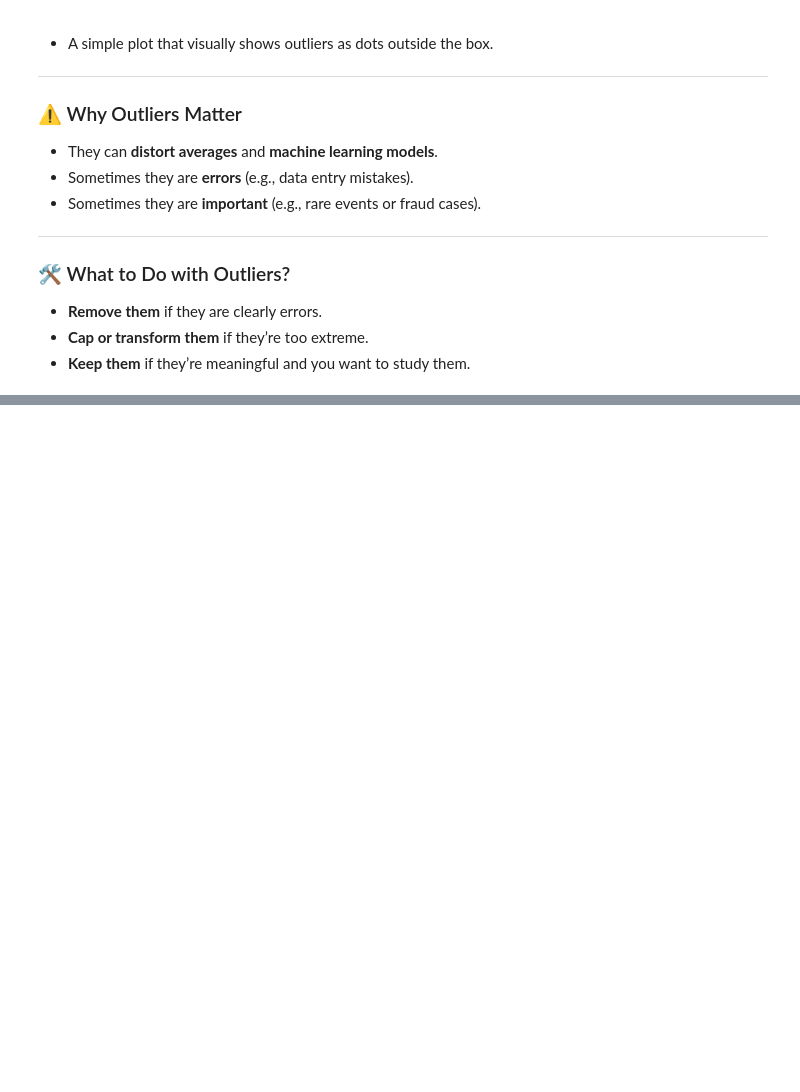
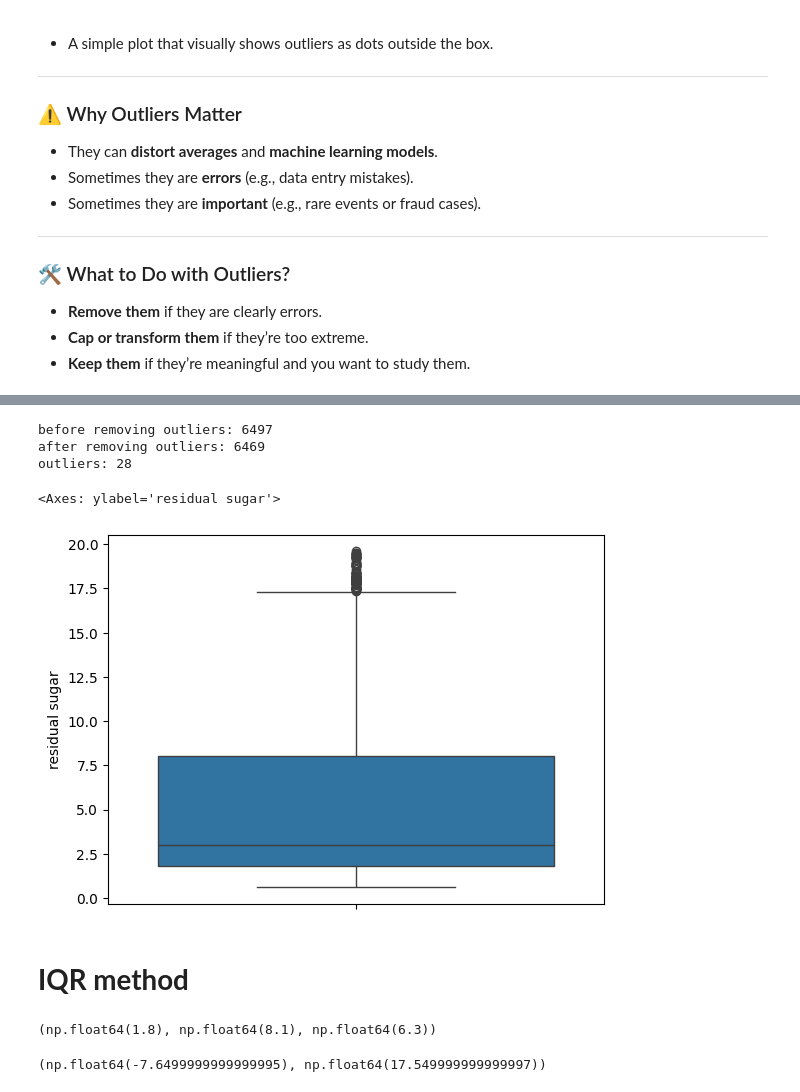
Before and after one commit to samiha-mahin/Data-Analysis, a Jupyter notebook: Outliers_Detect_and_Remove.ipynb, the cells around one changed output, grey strips where cells are left out. Saved outputs shown, nothing was run; the diff lists cells and outputs as text; code cells hidden in the pictures; blank space fills up the shorter version.

```diff
--- a/Outliers_Detect_and_Remove.ipynb
+++ b/Outliers_Detect_and_Remove.ipynb
@@ -257,0 +301,6 @@ Examples:
+# %%
+# find the limits
+upper_limit = df['residual sugar'].mean() + 3*df['residual sugar'].std()
+lower_limit = df['residual sugar'].mean() - 3*df['residual sugar'].std()
+print('upper limit:', upper_limit)
+print('lower limit:', lower_limit)
@@ -257,0 +353,17 @@ Examples:
+# %%
+# trimming - delete the outlier data
+new_df = df.loc[(df['residual sugar'] <= upper_limit) & (df['residual sugar'] >= lower_limit)]
+print('before removing outliers:', len(df))
+print('after removing outliers:',len(new_df))
+print('outliers:', len(df)-len(new_df))
+# %% [output]
+before removing outliers: 6497
+after removing outliers: 6469
+outliers: 28
+# %%
+sns.boxplot(new_df['residual sugar'])
+# %% [output]
+<Axes: ylabel='residual sugar'>
+[figure, added]
+# %% [markdown]
+# **IQR method**
@@ -257,0 +374,10 @@ Examples:
+# %%
+q1, q3, iqr
+# %% [output]
+(np.float64(1.8), np.float64(8.1), np.float64(6.3))
+# %%
+upper_limit = q3 + (1.5 * iqr)
+lower_limit = q1 - (1.5 * iqr)
+lower_limit, upper_limit
+# %% [output]
+(np.float64(-7.6499999999999995), np.float64(17.549999999999997))
```
Also changed, not shown: parts of 21 cells of this notebook.
